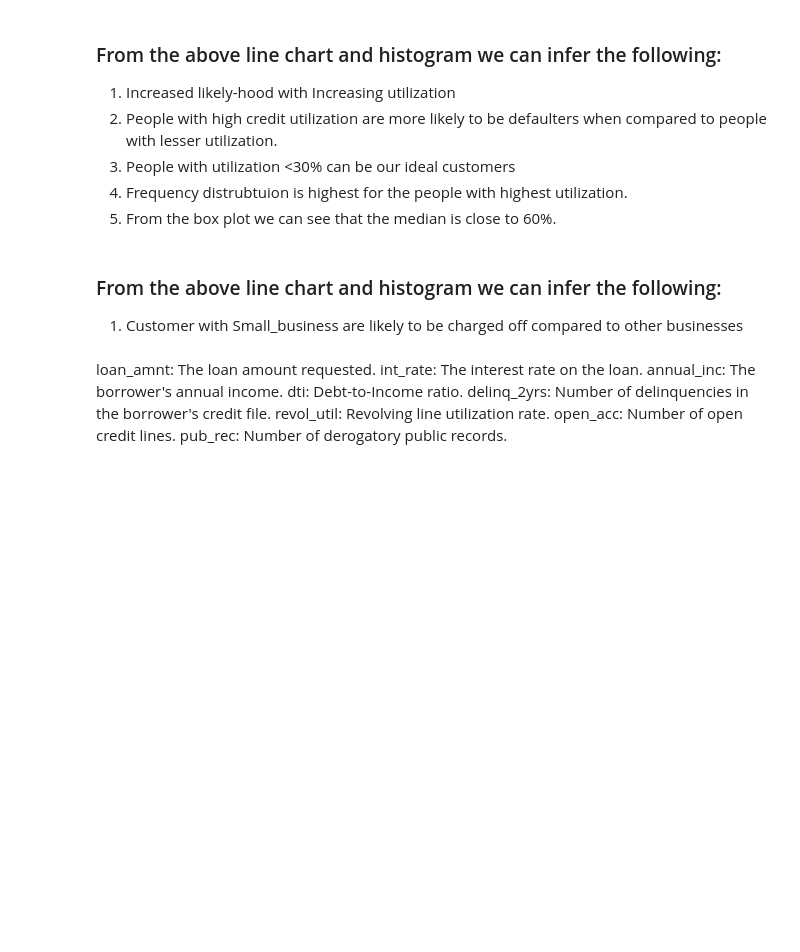
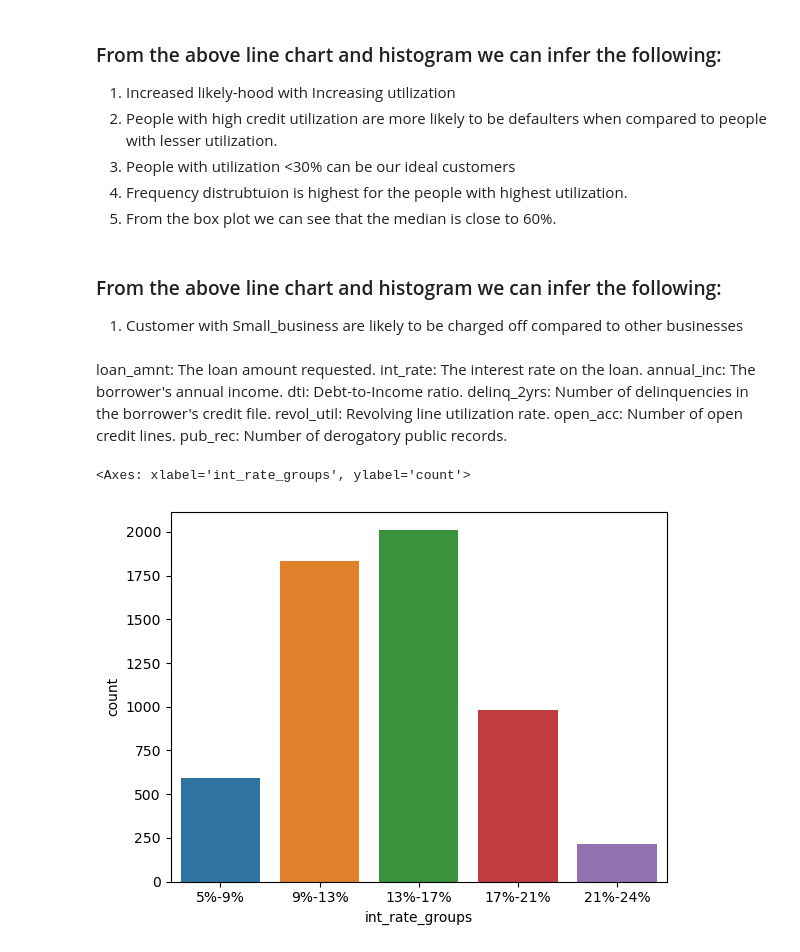
Before and after one commit to rupeshshuklavarroc/Lending_Case_Study_Rupesh_Harshali, a Jupyter notebook: Lending_Case_Study_Rupesh_Harshali_09_10_2023.ipynb, the cells around one changed output. Saved outputs shown, nothing was run; the diff lists cells and outputs as text; code cells hidden in the pictures; blank space fills up the shorter version.

Commit message:
Updated Graph with count aspects

```diff
--- a/Lending_Case_Study_Rupesh_Harshali_09_10_2023.ipynb
+++ b/Lending_Case_Study_Rupesh_Harshali_09_10_2023.ipynb
@@ -367,3 +367,14 @@ delinq_2yrs: Number of delinquencies in the borrower's credit file.
 revol_util: Revolving line utilization rate.
 open_acc: Number of open credit lines.
 pub_rec: Number of derogatory public records.
+# %%
+loan_df['open_acc_groups'] = pd.cut(loan_df['open_acc'],bins = 5,precision =0,labels=['2-10','10-19','19-27','27-36','36-44'])
+loan_df['total_acc_groups'] = pd.cut(loan_df['total_acc'], bins=5,precision =0,labels=['2-20','20-37','37-55','55-74','74-90'])
+loan_df['annual_inc_groups'] = pd.cut(loan_df['annual_inc'], bins=5,precision =0,labels =['3k-31k','31k-58k','58k-85k','85k-112k','112k-140k'])
+loan_df['revol_util_groups'] = pd.cut(loan_df['revol_util'], bins=5, precision=0, labels=['0-20', '20-40', '40-60', '60-80', '80-100'])
+loan_df['int_rate_groups'] = pd.cut(loan_df['int_rate'], bins=5, precision=0, labels=['5%-9%', '9%-13%', '13%-17%', '17%-21%', '21%-24%'])
+# %%
+sns.countplot(x='int_rate_groups', data=loan_df[loan_df.loan_status == 'Charged Off'])
+# %% [output]
+<Axes: xlabel='int_rate_groups', ylabel='count'>
+[figure, added]
```
Also changed, not shown: parts of 15 cells of this notebook.
